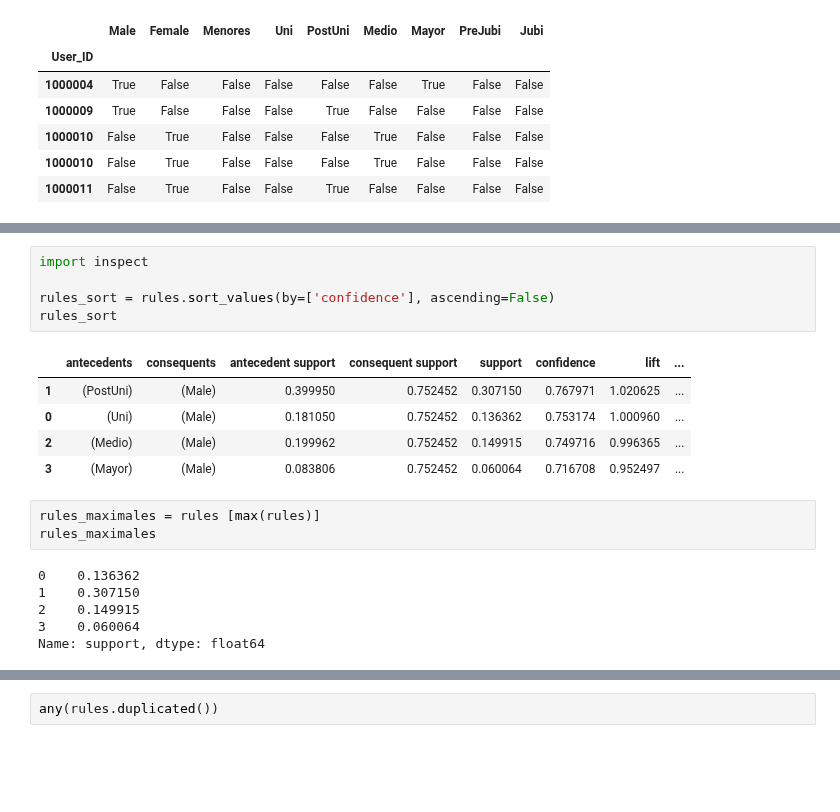
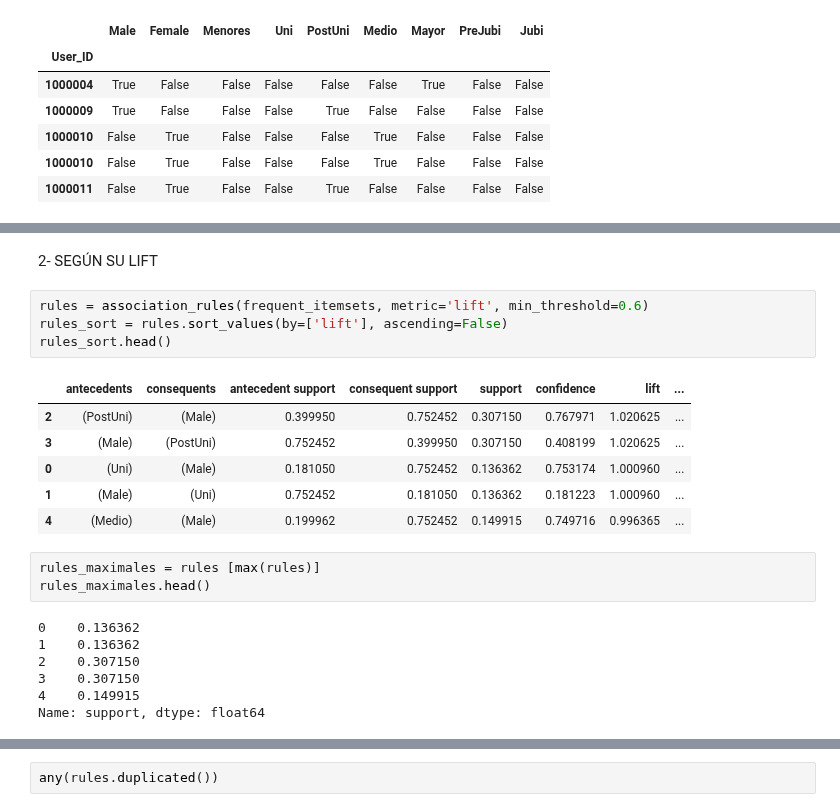
Before and after one commit to javierarteagapuell/deeplearning, a Jupyter notebook: Prac2Ej1.ipynb, the cells around one changed output, grey strips where cells are left out. Cells and saved outputs as stored; diff of their text form; blank space fills up the shorter version.

```diff
--- a/Prac2Ej1.ipynb
+++ b/Prac2Ej1.ipynb
@@ -136,20 +188,23 @@ rules.head()
+# %% [markdown]
+2- SEGÚN SU LIFT
 # %%
-import inspect
-
-rules_sort = rules.sort_values(by=['confidence'], ascending=False)
-rules_sort
+rules = association_rules(frequent_itemsets, metric='lift', min_threshold=0.6)
+rules_sort = rules.sort_values(by=['lift'], ascending=False)
+rules_sort.head()
 # %% [output]
 |  | antecedents | consequents | antecedent support | consequent support | support | confidence | lift | ... |
-| 1 | (PostUni) | (Male) | 0.399950 | 0.752452 | 0.307150 | 0.767971 | 1.020625 | ... |
+| 2 | (PostUni) | (Male) | 0.399950 | 0.752452 | 0.307150 | 0.767971 | 1.020625 | ... |
+| 3 | (Male) | (PostUni) | 0.752452 | 0.399950 | 0.307150 | 0.408199 | 1.020625 | ... |
 | 0 | (Uni) | (Male) | 0.181050 | 0.752452 | 0.136362 | 0.753174 | 1.000960 | ... |
-| 2 | (Medio) | (Male) | 0.199962 | 0.752452 | 0.149915 | 0.749716 | 0.996365 | ... |
-| 3 | (Mayor) | (Male) | 0.083806 | 0.752452 | 0.060064 | 0.716708 | 0.952497 | ... |
+| 1 | (Male) | (Uni) | 0.752452 | 0.181050 | 0.136362 | 0.181223 | 1.000960 | ... |
+| 4 | (Medio) | (Male) | 0.199962 | 0.752452 | 0.149915 | 0.749716 | 0.996365 | ... |
 # %%
 rules_maximales = rules [max(rules)]
-rules_maximales
+rules_maximales.head()
 # %% [output]
 0    0.136362
-1    0.307150
-2    0.149915
-3    0.060064
+1    0.136362
+2    0.307150
+3    0.307150
+4    0.149915
 Name: support, dtype: float64
```
Also changed, not shown: parts of 25 cells of this notebook.
